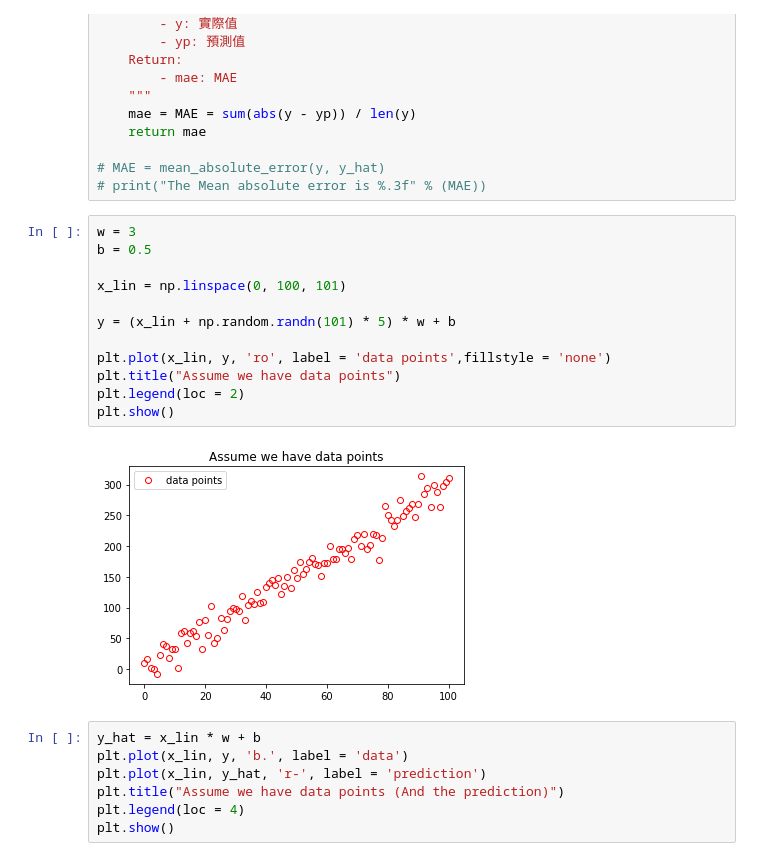
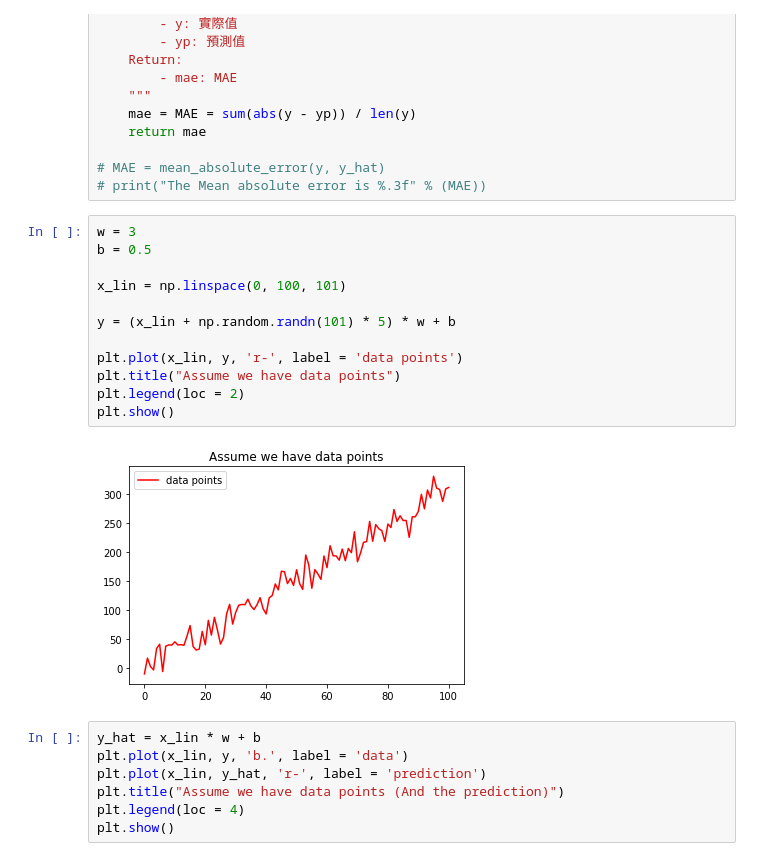
Before and after one commit to orcarex/2nd-ML100Days, a Jupyter notebook: homework/Day_001_HW.ipynb, the cells around one changed output. Drawn from its saved outputs; the diff is of its cells as text.

```diff
--- a/homework/Day_001_HW.ipynb
+++ b/homework/Day_001_HW.ipynb
@@ -82,17 +82,17 @@ def mean_absolute_error(y, yp):
 # %%
 w = 3
 b = 0.5
 
 x_lin = np.linspace(0, 100, 101)
 
 y = (x_lin + np.random.randn(101) * 5) * w + b
 
-plt.plot(x_lin, y, 'ro', label = 'data points',fillstyle = 'none')
+plt.plot(x_lin, y, 'r-', label = 'data points')
 plt.title("Assume we have data points")
 plt.legend(loc = 2)
 plt.show()
 # %% [output]
-[figure, old version]
+[figure, new version]
 # %%
 y_hat = x_lin * w + b
 plt.plot(x_lin, y, 'b.', label = 'data')
```
Also changed, not shown: 2 other files.
